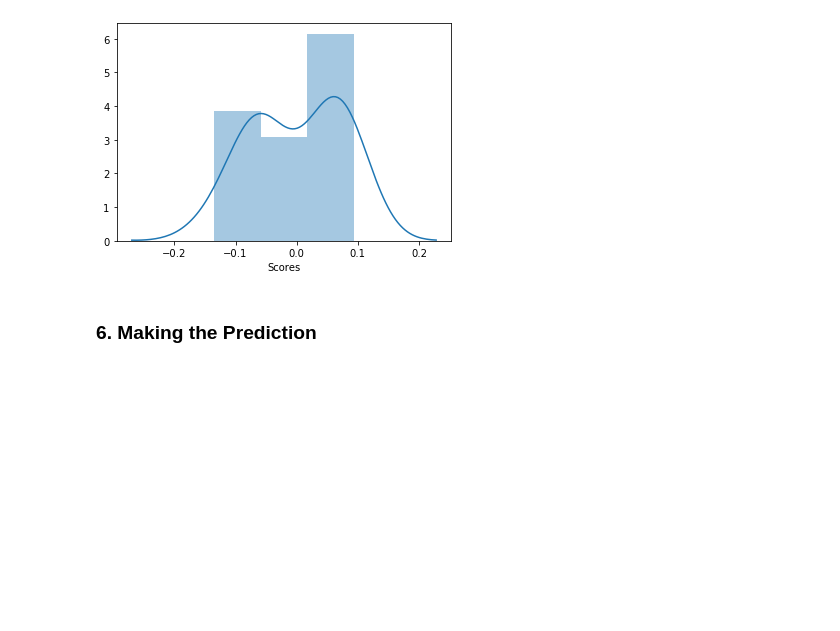
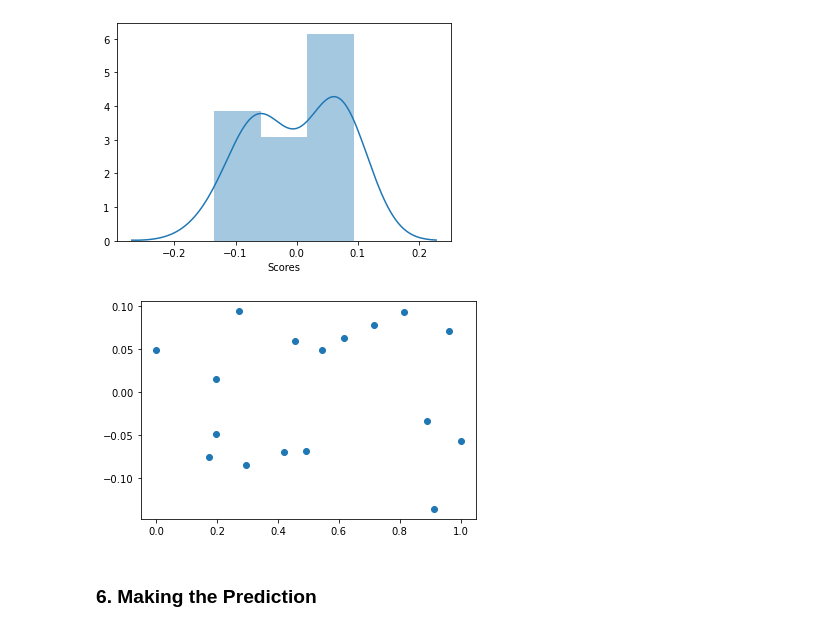
Before and after one commit to bansalkanav/Ultimate-Data-Science-Toolkit---From-Python-Basics-to-GenerativeAI, a Jupyter notebook: 10. Linear Regression/simple_linear_reg.ipynb, the cells around one changed output. Drawn from its saved outputs; the diff is of its cells as text; code cells hidden in the pictures; blank space fills up the shorter version.

```diff
--- a/10. Linear Regression/simple_linear_reg.ipynb
+++ b/10. Linear Regression/simple_linear_reg.ipynb
@@ -280,6 +365,12 @@ sns.distplot(residual)
 # %% [output]
 <matplotlib.axes._subplots.AxesSubplot at 0x...>
 [figure]
+# %%
+plt.scatter(X_train,residual)
+
+plt.show()
+# %% [output]
+[figure, added]
 # %% [markdown]
 ### 6. Making the Prediction
 # %%
```
Also changed, not shown: parts of 48 cells of this notebook.
